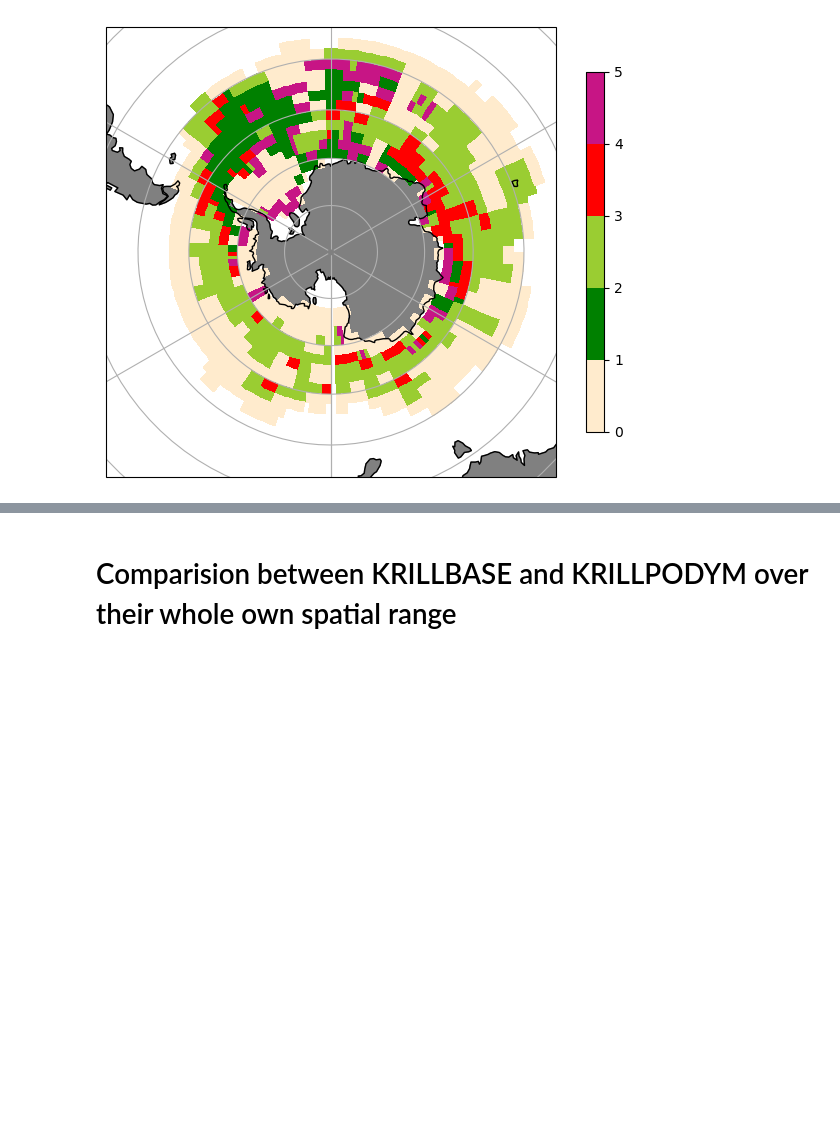
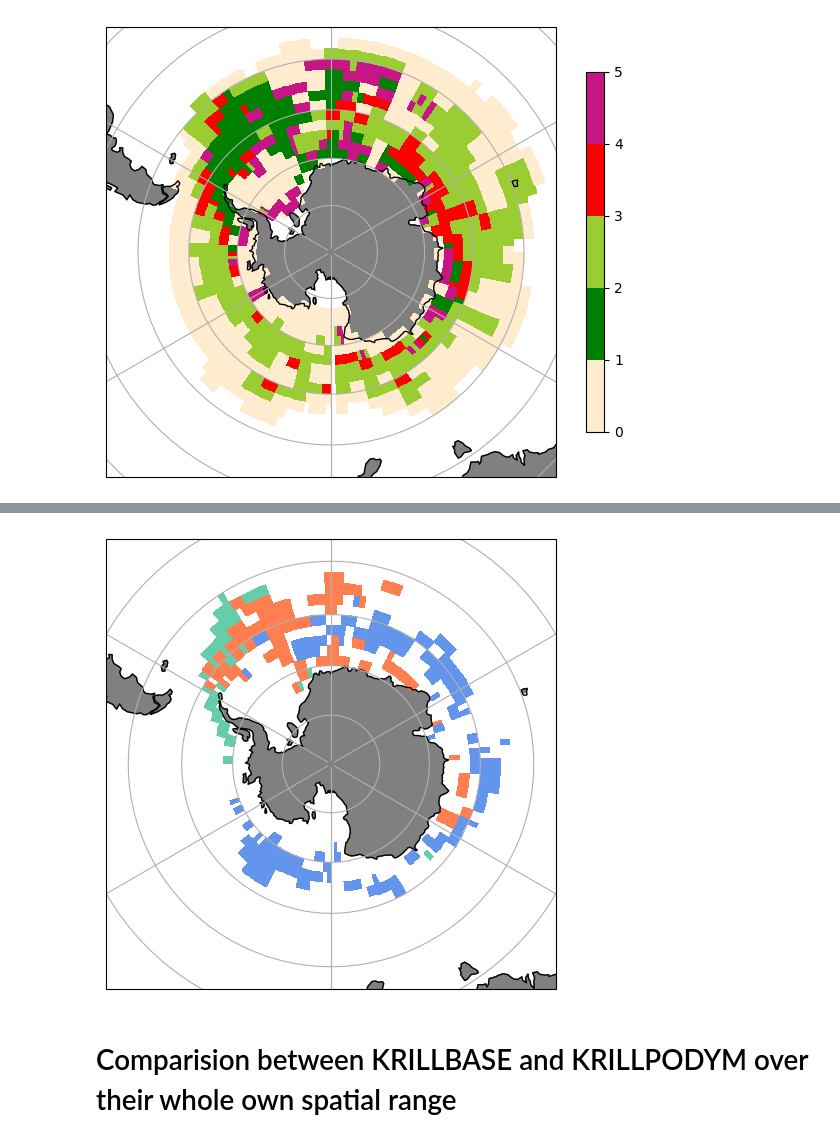
Before and after one commit to AnaelleDurfort/Key_Areas_krill_carbon_sequestration, a Jupyter notebook: 5_Comparison_krillpodym_krillbase.ipynb, the cells around one changed output, grey strips where cells are left out. Drawn from its saved outputs; the diff is of its cells as text; code cells hidden in the pictures; blank space fills up the shorter version.

Commit message:
extract zones types that are concordant between KP and KB upper tiertile

```diff
--- a/5_Comparison_krillpodym_krillbase.ipynb
+++ b/5_Comparison_krillpodym_krillbase.ipynb
@@ -419,0 +426,3 @@ plt.show()
+# %%
+zones = pd.read_csv('./output_results/zones_krill_carbon.csv').set_index(['latitude', 'longitude'])[['Zone_type']].dropna()
+zones # 1771
@@ -419,0 +444,3 @@ plt.show()
+# %%
+krill_common_range_concordance = krill_common_range_extended[(krill_common_range_extended['concordance_type_nb'] == 1)|(krill_common_range_extended['concordance_type_nb'] == 2)]
+krill_common_range_concordance # 740
@@ -419,0 +462,4 @@ plt.show()
+# %%
+# inner merge the concordance df and the zones results
+concordant_zones = zones.merge(krill_common_range_concordance[['concordance_type_nb']], how='inner', left_index=True, right_index=True)
+concordant_zones  # 730
@@ -420,3 +481,27 @@ plt.show()
+# %%
+concordant_zones_xarray = xr.Dataset.from_dataframe(concordant_zones).sortby(["latitude", "longitude"])
+concordant_zones_xarray
+
+
+map_proj = ccrs.SouthPolarStereo()
+
+p = concordant_zones_xarray["Zone_type"].plot(
+    transform=ccrs.PlateCarree(),  # the data's projection
+    add_colorbar = False,
+    subplot_kws={"projection": map_proj},
+    levels=[0, 1, 2, 3, 4],
+    colors = ['white', 'cornflowerblue', 'mediumaquamarine', 'coral']
+)
+
+p.axes.gridlines()
+p.axes.add_feature(cfeature.LAND, color='grey')
+p.axes.add_feature(cfeature.COASTLINE)
+# cb = plt.colorbar(p, label = '', shrink = 0.8)
+plt.title('')
+plt.tight_layout()
+# plt.savefig('./figures/zones_concordance_KP_KB.png', bbox_inches = 'tight', dpi=300)
+# %% [output]
+[figure, added]
 # %% [markdown]
 # Comparision between KRILLBASE and KRILLPODYM over their whole own spatial range
 # %% [markdown]
```
Also changed, not shown: parts of 5 cells of this notebook.
